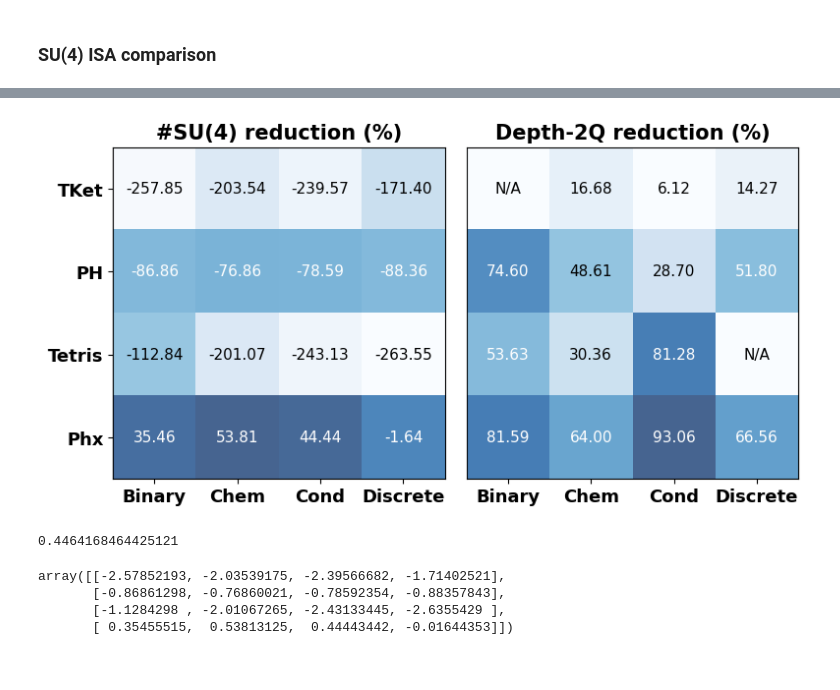
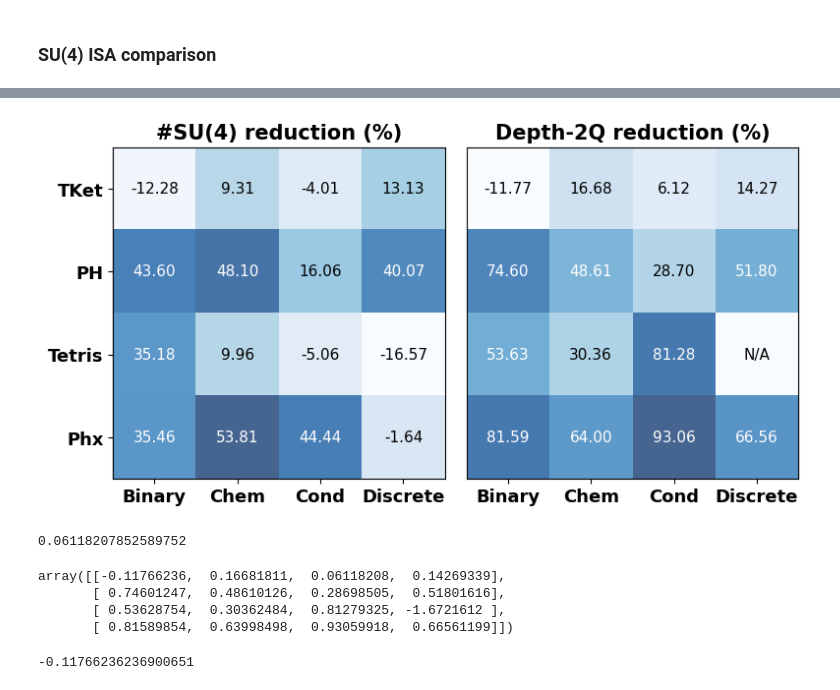
Before and after one commit to iqubit-org/phoenix, a Jupyter notebook: experiments/evaluation_hamlib.ipynb, the cells around one changed output, grey strips where cells are left out. Drawn from its saved outputs; the diff is of its cells as text; code cells hidden in the pictures.

```diff
--- a/experiments/evaluation_hamlib.ipynb
+++ b/experiments/evaluation_hamlib.ipynb
@@ -16,7 +16,7 @@ depth_2q = result_tket['depth_2q']
 # %%
 def min_disp(arr):
     arr = arr.copy()
-    arr[arr < 0] = arr.mean()
+    arr[arr < -0.5] = arr.mean()
     return arr.min()
 # %%
 # TODO: SU(4) 数量和深度比较时候是不是应该把原本的input circuit也变成SU(4) （否则50%太trivial）!
@@ -134,7 +134,8 @@ for i in range(4):
     for j in range(4):
         percentage = cnot_depth_opt[i, j] * 100
         color = 'white' if cnot_depth_opt[i, j] - MIN > RANGE / 2 else 'black'
-        text = f'{percentage:.2f}' if percentage >= 0 else 'N/A'
+        # text = f'{percentage:.2f}' if percentage >= 0 else 'N/A'
+        text = 'N/A' if percentage < - 50 else f'{percentage:.2f}'
         plt.text(j, i, text, ha='center', va='center', color=color, fontsize=11)
 
 
@@ -176,7 +184,8 @@ plt.figure(figsize=(8, 4))
 
 # su4_num_opt
 plt.subplot(1, 2, 1)
-MIN, MAX = su4_num_opt.min(), su4_num_opt.max()
+MIN = su4_num_opt.min()
+MAX = su4_num_opt.max()
 RANGE = MAX - MIN
 plt.imshow(su4_num_opt, cmap='Blues', interpolation='nearest', alpha=0.75, vmin=MIN, vmax=MAX)
 colorbar = plt.colorbar(pad=0.01, aspect=15)
@@ -186,8 +195,8 @@ for i in range(4):
     for j in range(4):
         percentage = su4_num_opt[i, j] * 100
         color = 'white' if su4_num_opt[i, j] - MIN > RANGE / 2 else 'black'
-        plt.text(j, i, f'{percentage:.2f}', ha='center', va='center', color=color, fontsize=11)
-
+        text = f'{percentage:.2f}'# if percentage >= 0 else 'N/A'
+        plt.text(j, i, text, ha='center', va='center', color=color, fontsize=11)
 
 plt.xticks(np.arange(4), ['Binary', 'Chem', 'Cond', 'Discrete'], fontsize=13, fontweight='bold')
 plt.yticks(np.arange(4), ['TKet', 'PH', 'Tetris', 'Phx'], fontsize=13, fontweight='bold')
@@ -196,43 +205,48 @@ plt.title('#SU(4) reduction (%)', fontsize=15, fontweight='bold')
 
 
 # su4_depth_opt
 plt.subplot(1, 2, 2)
 MIN = min_disp(su4_depth_opt)
 MAX = su4_depth_opt.max()
 RANGE = MAX - MIN
 plt.imshow(su4_depth_opt, cmap='Blues', interpolation='nearest', alpha=0.75, vmin=MIN, vmax=MAX)
 # plt.colorbar(pad=0.03, aspect=15)
 colorbar = plt.colorbar(pad=0.01, aspect=15)
 colorbar.remove()
 # cbar = plt.colorbar(pad=0.03, aspect=15)
 # cbar.set_ticks([])
 # cbar.set_label('Average Reduction Rate (%)', fontsize=12, fontweight='bold')
 
 for i in range(4):
     for j in range(4):
         percentage = su4_depth_opt[i, j] * 100
         color = 'white' if su4_depth_opt[i, j] - MIN > RANGE / 2 else 'black'
-        text = f'{percentage:.2f}' if percentage >= 0 else 'N/A'
+        text = 'N/A' if percentage < - 50 else f'{percentage:.2f}'
+        # text = f'{percentage:.2f}' if percentage >= 0 else 'N/A'
         plt.text(j, i, text, ha='center', va='center', color=color, fontsize=11)
 
 
 plt.xticks(np.arange(4), ['Binary', 'Chem', 'Cond', 'Discrete'], fontsize=13, fontweight='bold')
 # plt.yticks(np.arange(4), ['TKet', 'PH', 'Tetris', 'Phx'], fontsize=13, fontweight='bold')
 plt.yticks([])
 plt.title('Depth-2Q reduction (%)', fontsize=15, fontweight='bold')
 
 plt.tight_layout()
 plt.show()
 # %% [output]
-[figure, old version]
+[figure, new version]
 # %%
 min_disp(su4_depth_opt)
 # %% [output]
-0.4464168464425121
+0.06118207852589752
-# %%
-su4_num_opt
-# %% [output]
-array([[-2.57852193, -2.03539175, -2.39566682, -1.71402521],
-       [-0.86861298, -0.76860021, -0.78592354, -0.88357843],
-       [-1.1284298 , -2.01067265, -2.43133445, -2.6355429 ],
-       [ 0.35455515,  0.53813125,  0.44443442, -0.01644353]])
+# %%
+su4_depth_opt
+# %% [output]
+array([[-0.11766236,  0.16681811,  0.06118208,  0.14269339],
+       [ 0.74601247,  0.48610126,  0.28698505,  0.51801616],
+       [ 0.53628754,  0.30362484,  0.81279325, -1.6721612 ],
+       [ 0.81589854,  0.63998498,  0.93059918,  0.66561199]])
+# %%
+MIN
+# %% [output]
+-0.11766236236900651
```
Also changed, not shown: parts of 3 cells of this notebook, 4 other files.
